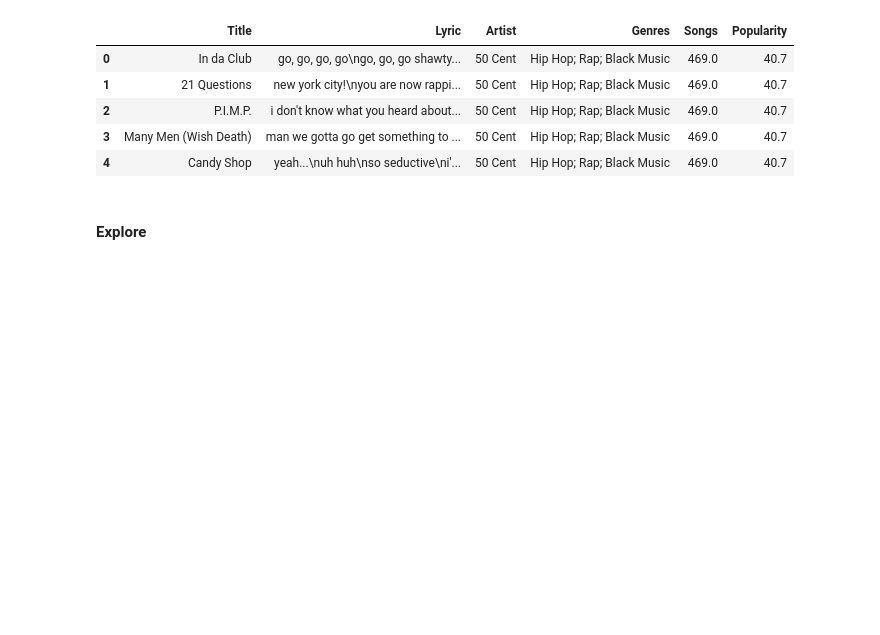
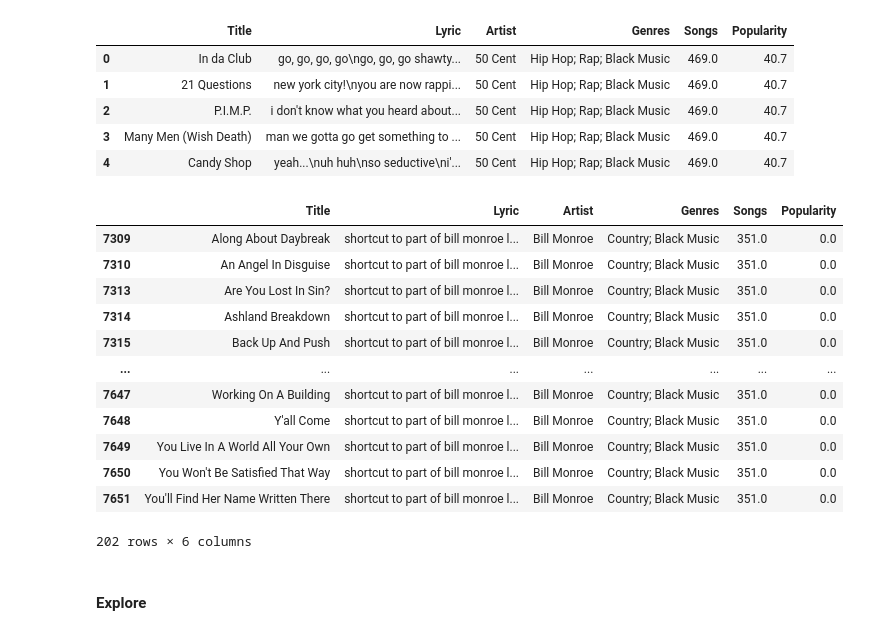
Before and after one commit to kennyta0204/Capstone-Project, a Jupyter notebook: Exploration.ipynb, the cells around one changed output. Cells and saved outputs as stored; diff of their text form; code cells hidden in the pictures; blank space fills up the shorter version.

```diff
--- a/Exploration.ipynb
+++ b/Exploration.ipynb
@@ -34,6 +36,22 @@ df.head()
 | 2 | P.I.M.P. | i don't know what you heard about... | 50 Cent | Hip Hop; Rap; Black Music | 469.0 | 40.7 |
 | 3 | Many Men (Wish Death) | man we gotta go get something to ... | 50 Cent | Hip Hop; Rap; Black Music | 469.0 | 40.7 |
 | 4 | Candy Shop | yeah...\nuh huh\nso seductive\ni'... | 50 Cent | Hip Hop; Rap; Black Music | 469.0 | 40.7 |
+# %%
+df[df['Lyric'].str.startswith('shortcut to part of bill monroe')]
+# %% [output]
+|  | Title | Lyric | Artist | Genres | Songs | Popularity |
+| 7309 | Along About Daybreak | shortcut to part of bill monroe l... | Bill Monroe | Country; Black Music | 351.0 | 0.0 |
+| 7310 | An Angel In Disguise | shortcut to part of bill monroe l... | Bill Monroe | Country; Black Music | 351.0 | 0.0 |
+| 7313 | Are You Lost In Sin? | shortcut to part of bill monroe l... | Bill Monroe | Country; Black Music | 351.0 | 0.0 |
+| 7314 | Ashland Breakdown | shortcut to part of bill monroe l... | Bill Monroe | Country; Black Music | 351.0 | 0.0 |
+| 7315 | Back Up And Push | shortcut to part of bill monroe l... | Bill Monroe | Country; Black Music | 351.0 | 0.0 |
+| ... | ... | ... | ... | ... | ... | ... |
+| 7647 | Working On A Building | shortcut to part of bill monroe l... | Bill Monroe | Country; Black Music | 351.0 | 0.0 |
+| 7648 | Y'all Come | shortcut to part of bill monroe l... | Bill Monroe | Country; Black Music | 351.0 | 0.0 |
+| 7649 | You Live In A World All Your Own | shortcut to part of bill monroe l... | Bill Monroe | Country; Black Music | 351.0 | 0.0 |
+| 7650 | You Won't Be Satisfied That Way | shortcut to part of bill monroe l... | Bill Monroe | Country; Black Music | 351.0 | 0.0 |
+| 7651 | You'll Find Her Name Written There | shortcut to part of bill monroe l... | Bill Monroe | Country; Black Music | 351.0 | 0.0 |
+202 rows × 6 columns
 # %% [markdown]
 #### Explore
 # %% [markdown]
```
Also changed, not shown: parts of 12 cells of this notebook, 1 other file.
